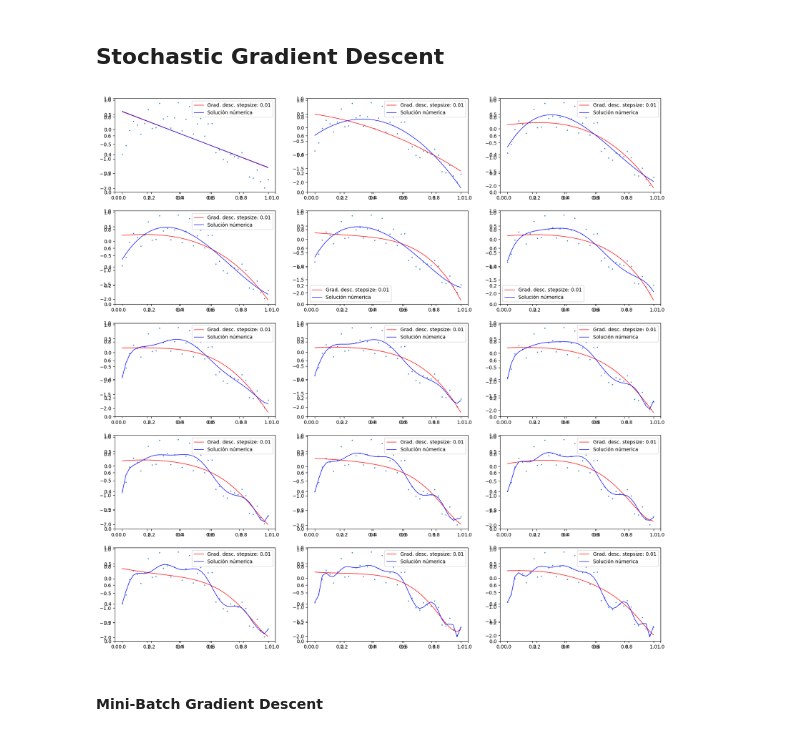
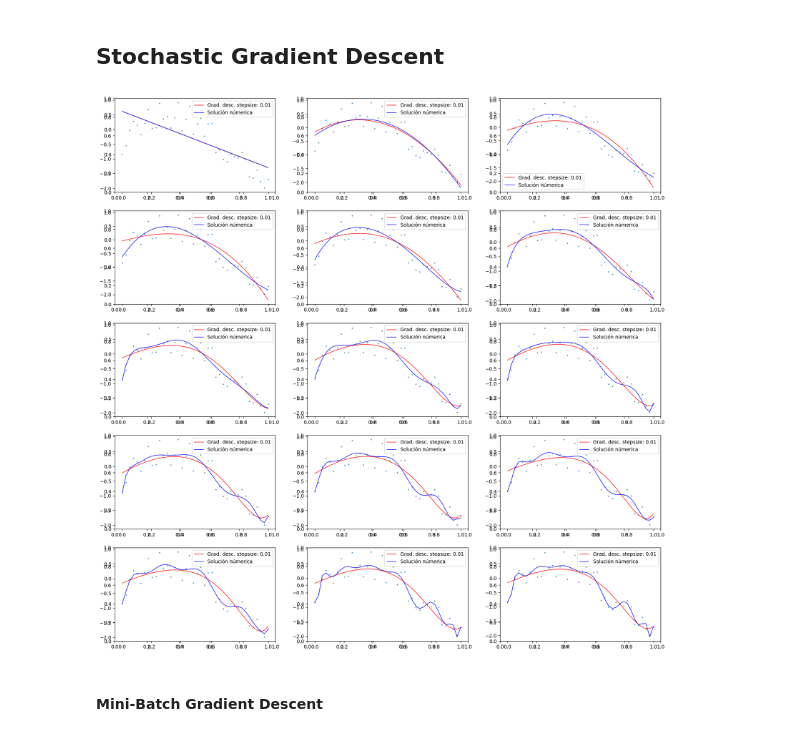
Before and after one commit to pedromperezc/Intro-AI, a Jupyter notebook: clase_5/ejercicio clase 5.ipynb, the cells around one changed output. Drawn from its saved outputs; the diff is of its cells as text; code cells hidden in the pictures.

```diff
--- a/clase_5/ejercicio clase 5.ipynb
+++ b/clase_5/ejercicio clase 5.ipynb
@@ -206,7 +206,7 @@ for i in range (1,16):
     # Set up the learning rate
     lr_2 = 0.01
     # Set up the n° of epochs
-    amt_epochs_2 = 1000
+    amt_epochs_2 = 10000
 
 
     W_manual= gradient_descent(X_expanded, y, lr=lr_2, amt_epochs=amt_epochs_2)
@@ -243,35 +243,35 @@ for i in range (1,16):
     y = np.reshape(data.y.values, (-1,1))
     pipe.fit(x,y)
 
     # Expand the input with a column of "1"
     X_expanded = np.hstack((x, np.ones((len(x),1))))
 
     # Hyperparameters
 
     # Set up the learning rate
     lr_2 = 0.01
     # Set up the n° of epochs
-    amt_epochs_2 = 1000
+    amt_epochs_2 = 10000
 
 
     W_manual = stochastic_gradient_descent(X_expanded, y, lr=lr_2, amt_epochs=amt_epochs_2)
     X_extended = np.hstack((x, np.ones((len(x),1))))
     y_pred_manual =  np.dot(X_extended,np.reshape(W_manual, (-1)))
 
     coef.append(W_manual)
     ax = fig.add_subplot(5, 3, i)
 
 
     #Plot resulting fits on data
     ax = fig.add_subplot(5, 3, i)
     ax.scatter(x_data, y_data, alpha=0.8, s=2)
     y_pred = pipe.predict(x)
     ax.plot(x_data, y_pred_manual, label ='Grad. desc. stepsize: {}'.format(lr_2),color='red', linewidth=1)
     ax.plot(x_data, y_pred, label ='Solución númerica' ,color='blue', linewidth=1)
     ax.legend()
 plt.show()
 # %% [output]
-[figure, old version]
+[figure, new version]
 # %% [markdown]
 #### Mini-Batch Gradient Descent
 # %%
```
Also changed, not shown: parts of 1 cell of this notebook.
